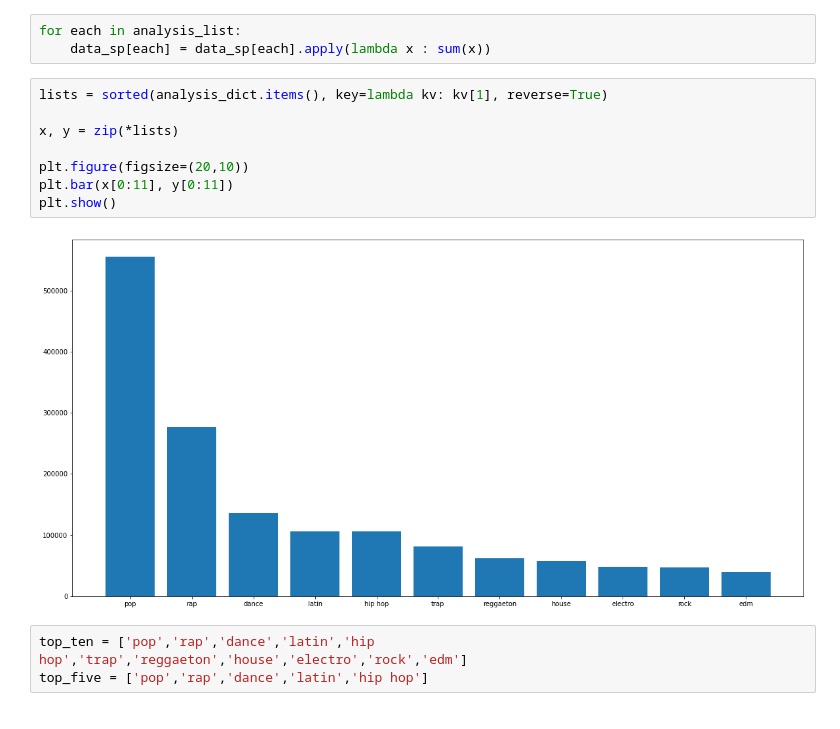
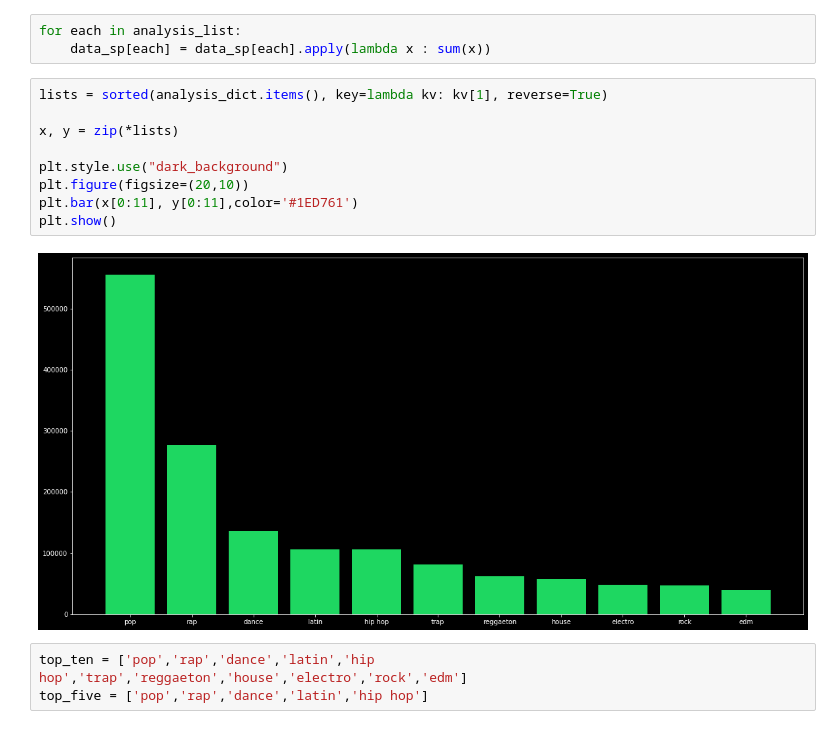
Before and after one commit to StavrosTs/Project-EDA---Spotify, a Jupyter notebook: Analysis/Analysis Process.ipynb, the cells around one changed output. Drawn from its saved outputs; the diff is of its cells as text.

```diff
--- a/Analysis/Analysis Process.ipynb
+++ b/Analysis/Analysis Process.ipynb
@@ -124,13 +124,14 @@ for each in analysis_list:
 # %%
 lists = sorted(analysis_dict.items(), key=lambda kv: kv[1], reverse=True)
 
 x, y = zip(*lists)
 
+plt.style.use("dark_background")
 plt.figure(figsize=(20,10))
-plt.bar(x[0:11], y[0:11])
+plt.bar(x[0:11], y[0:11],color='#1ED761')
 plt.show()
 # %% [output]
-[figure, old version]
+[figure, new version]
 # %%
 top_ten = ['pop','rap','dance','latin','hip hop','trap','reggaeton','house','electro','rock','edm']
 top_five = ['pop','rap','dance','latin','hip hop']
```
Also changed, not shown: parts of 10 cells of this notebook.
